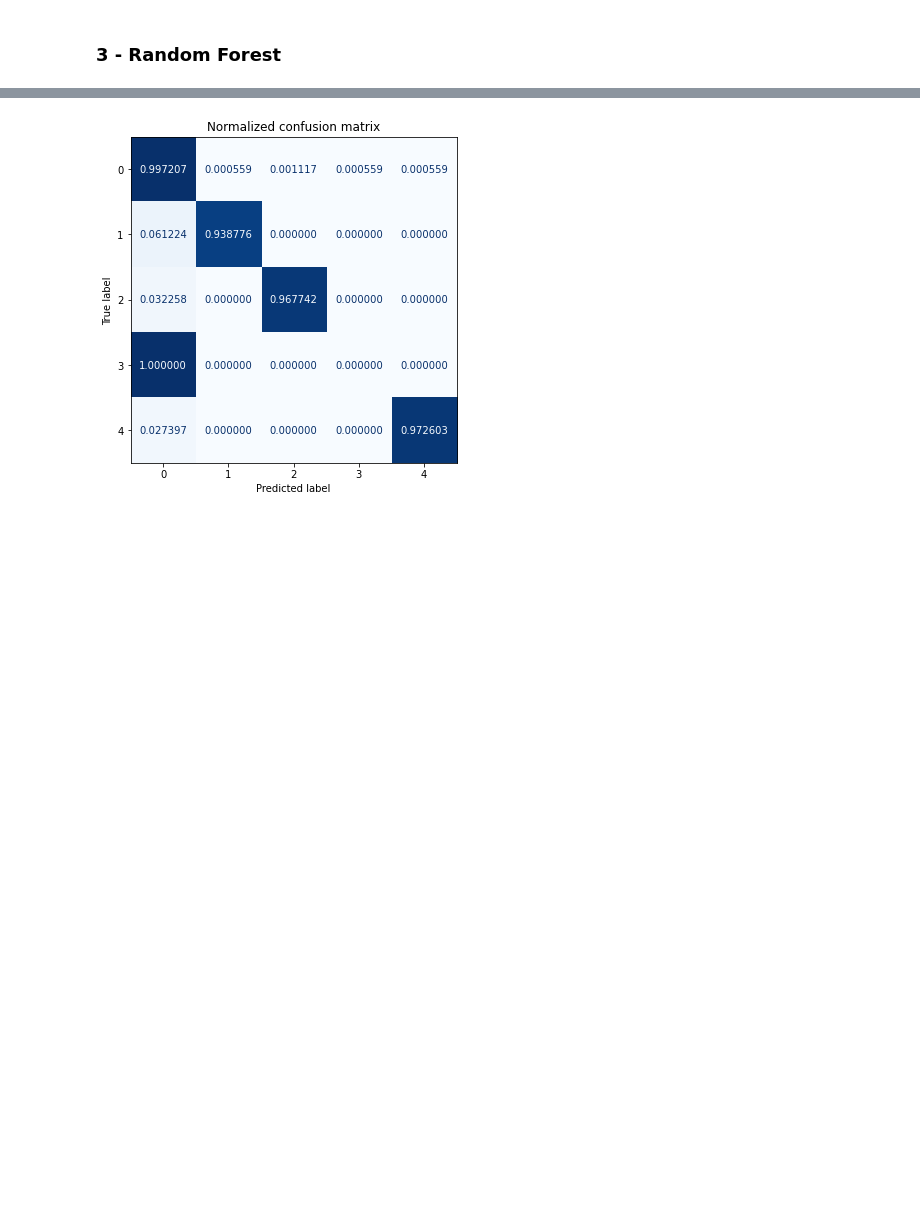
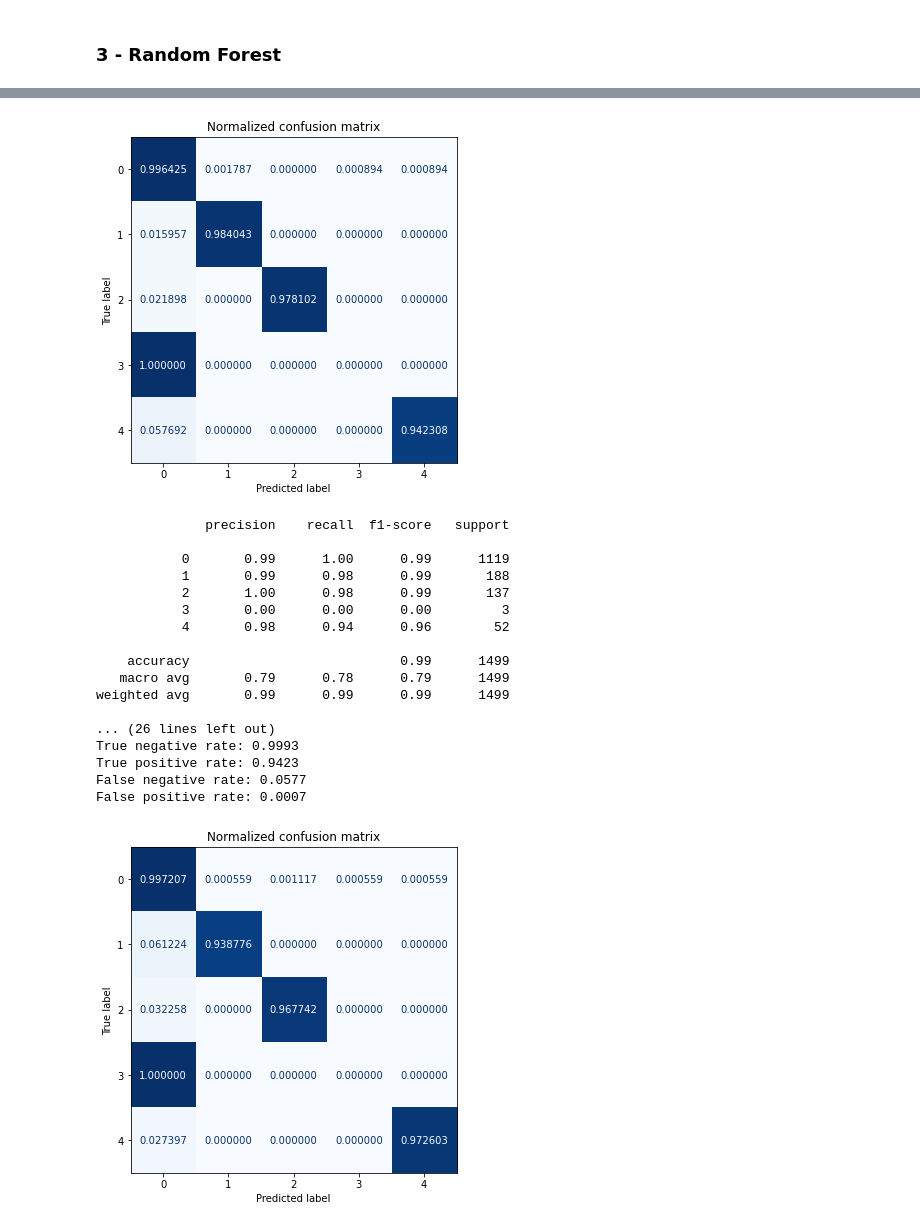
Before and after one commit to Mouret-Orfeu/Projet-Protection-des-donnees, a Jupyter notebook: physical_detection.ipynb, the cells around one changed output, grey strips where cells are left out. Drawn from its saved outputs; the diff is of its cells as text; code cells hidden in the pictures; blank space fills up the shorter version.

```diff
--- a/physical_detection.ipynb
+++ b/physical_detection.ipynb
@@ -304 +366,22 @@ False positive rate: 0.0000
+# %%
+randomForest_attack_detector(pd.concat([df_attack_1,df_attack_2,df_attack_3,df_attack_4]), "all_attack_conf_mat", "Random_forest")
+# %% [output]
+[figure, added]
+              precision    recall  f1-score   support
+
+           0       0.99      1.00      0.99      1119
+           1       0.99      0.98      0.99       188
+           2       1.00      0.98      0.99       137
+           3       0.00      0.00      0.00         3
+           4       0.98      0.94      0.96        52
+
+    accuracy                           0.99      1499
+   macro avg       0.79      0.78      0.79      1499
+weighted avg       0.99      0.99      0.99      1499
+
+... (26 lines left out)
+True negative rate: 0.9993
+True positive rate: 0.9423
+False negative rate: 0.0577
+False positive rate: 0.0007
 # %%
```
Also changed, not shown: parts of 14 cells of this notebook, 1 other file.
